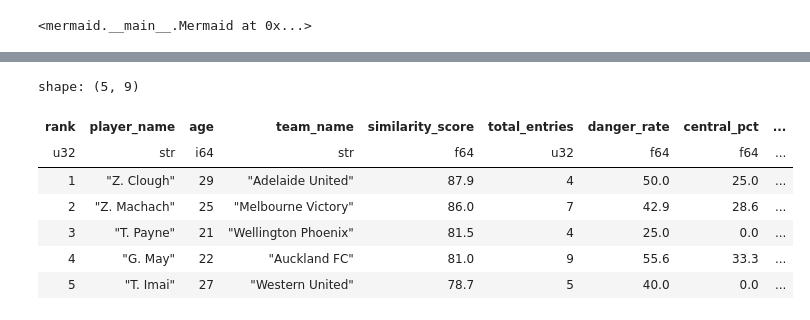
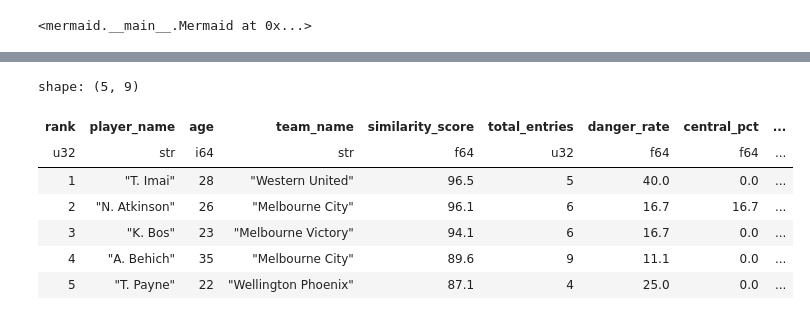
Before and after one commit to KarimElgammal/analytics_cup_research, a Jupyter notebook: submission.ipynb, the cells around one changed output, grey strips where cells are left out. Cells and saved outputs as stored; diff of their text form; code cells hidden in the pictures.

```diff
--- a/submission.ipynb
+++ b/submission.ipynb
@@ -100,6 +218,6 @@ Built profiles for 31 players with 3+ entries
 # %%
-# Compute similarity using the default Alvarez archetype
-# For interactive comparison, run: streamlit run archetype_compare.py
-ranked = compute_similarity_scores(profiles)
-ranked = rank_candidates(ranked, min_entries=3, top_n=10)
+# Compute similarity using the selected archetype
+engine = SimilarityEngine(archetype)
+engine.fit(profiles)
+ranked = engine.rank(top_n=10)
 # %%
@@ -124,19 +251,29 @@ plt.show()
 # %%
-# Table 1: Top 5 candidates with ages
+# Table 1: Top 5 candidates with ages included
 from src.data.player_ages import add_ages_to_profiles
 
 ranked_with_ages = add_ages_to_profiles(ranked)
-display_cols = ["rank", "player_name", "age", "team_name", "similarity_score",
-                "total_entries", "danger_rate", "central_pct", "avg_separation"]
+
+# Position-specific display columns
+if position_type == "forward":
+    display_cols = ["rank", "player_name", "age", "team_name", "similarity_score",
+                    "total_entries", "danger_rate", "central_pct", "avg_separation"]
+elif position_type == "defender":
+    display_cols = ["rank", "player_name", "age", "team_name", "similarity_score",
+                    "total_engagements", "stop_danger_rate", "pressing_rate", "goal_side_rate"]
+else:  # goalkeeper
+    display_cols = ["rank", "player_name", "age", "team_name", "similarity_score",
+                    "total_distributions", "pass_success_rate", "avg_pass_distance", "long_pass_pct"]
+
 available = [c for c in display_cols if c in ranked_with_ages.columns]
 ranked_with_ages.head(5).select(available)
 # %% [output]
 shape: (5, 9)
 | rank | player_name | age | team_name | similarity_score | total_entries | danger_rate | central_pct | ... |
 | u32 | str | i64 | str | f64 | u32 | f64 | f64 | ... |
-| 1 | "Z. Clough" | 29 | "Adelaide United" | 87.9 | 4 | 50.0 | 25.0 | ... |
-| 2 | "Z. Machach" | 25 | "Melbourne Victory" | 86.0 | 7 | 42.9 | 28.6 | ... |
-| 3 | "T. Payne" | 21 | "Wellington Phoenix" | 81.5 | 4 | 25.0 | 0.0 | ... |
-| 4 | "G. May" | 22 | "Auckland FC" | 81.0 | 9 | 55.6 | 33.3 | ... |
-| 5 | "T. Imai" | 27 | "Western United" | 78.7 | 5 | 40.0 | 0.0 | ... |
+| 1 | "T. Imai" | 28 | "Western United" | 96.5 | 5 | 40.0 | 0.0 | ... |
+| 2 | "N. Atkinson" | 26 | "Melbourne City" | 96.1 | 6 | 16.7 | 16.7 | ... |
+| 3 | "K. Bos" | 23 | "Melbourne Victory" | 94.1 | 6 | 16.7 | 0.0 | ... |
+| 4 | "A. Behich" | 35 | "Melbourne City" | 89.6 | 9 | 11.1 | 0.0 | ... |
+| 5 | "T. Payne" | 22 | "Wellington Phoenix" | 87.1 | 4 | 25.0 | 0.0 | ... |
 # %% [markdown]
```
Also changed, not shown: parts of 17 cells of this notebook, 21 other files.
